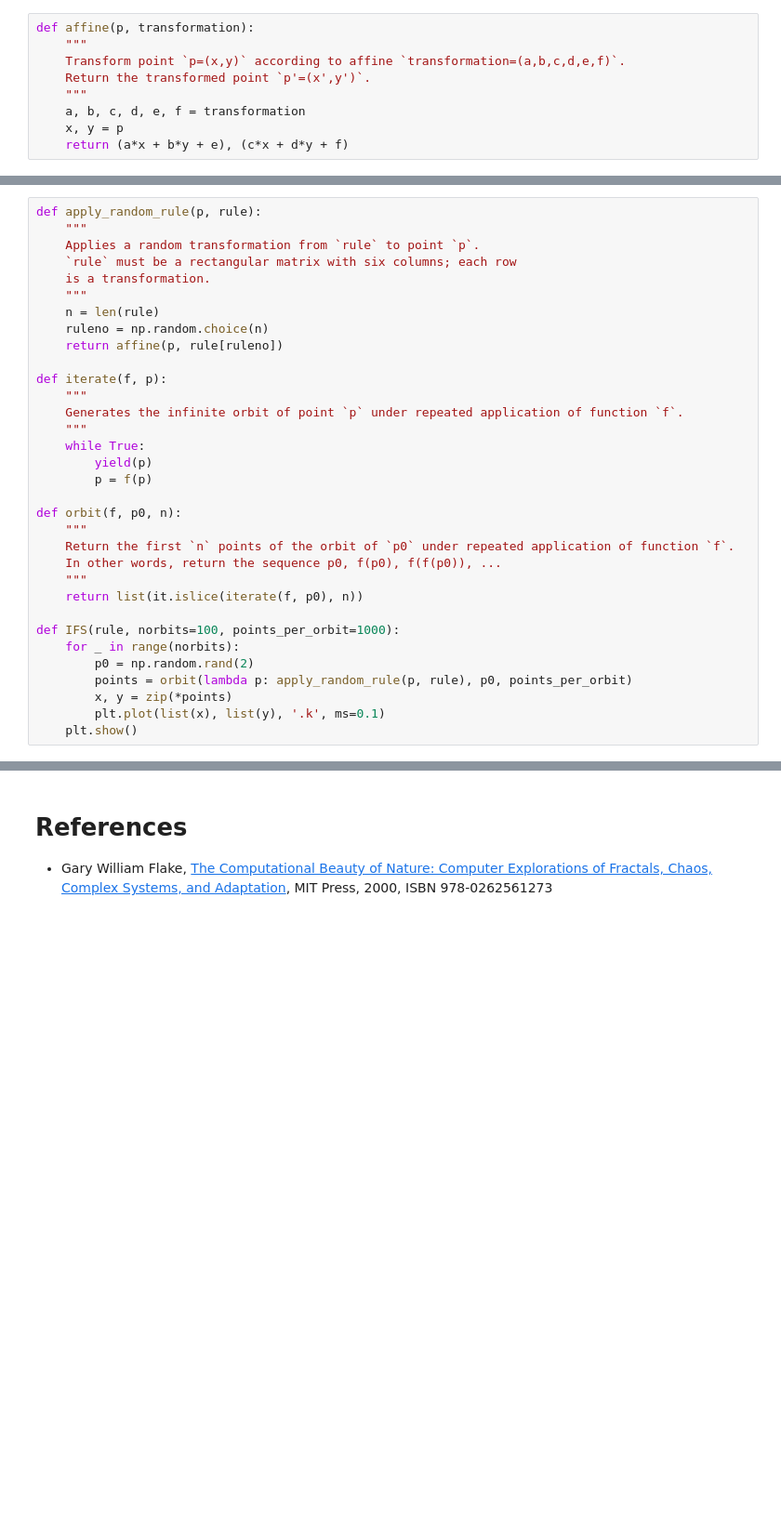
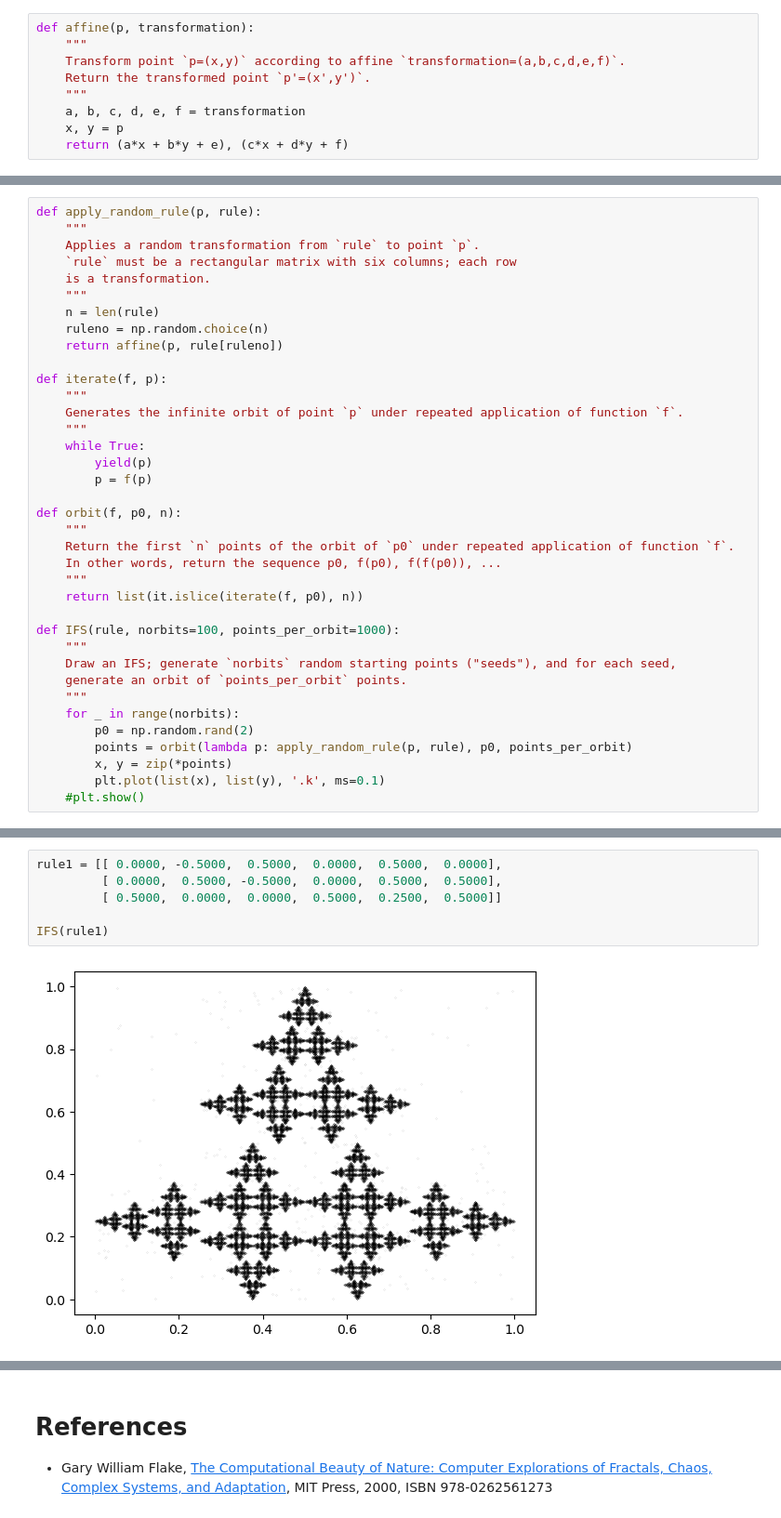
Before and after one commit to mmarzolla/chaos-fractals-phd-course, a Jupyter notebook: IFS.ipynb, the cells around one changed output, grey strips where cells are left out. Shown at 93% size. Cells and saved outputs as stored; diff of their text form; blank space fills up the shorter version.

```diff
--- a/IFS.ipynb
+++ b/IFS.ipynb
@@ -64,9 +82,13 @@ def orbit(f, p0, n):
     return list(it.islice(iterate(f, p0), n))
 
 def IFS(rule, norbits=100, points_per_orbit=1000):
+    """
+    Draw an IFS; generate `norbits` random starting points ("seeds"), and for each seed,
+    generate an orbit of `points_per_orbit` points.
+    """
     for _ in range(norbits):
         p0 = np.random.rand(2)
         points = orbit(lambda p: apply_random_rule(p, rule), p0, points_per_orbit)
         x, y = zip(*points)
         plt.plot(list(x), list(y), '.k', ms=0.1)
-    plt.show()
+    #plt.show()
@@ -123 +97,9 @@ IFS(rules1)
+# %%
+rule1 = [[ 0.0000, -0.5000,  0.5000,  0.0000,  0.5000,  0.0000],
+         [ 0.0000,  0.5000, -0.5000,  0.0000,  0.5000,  0.5000],
+         [ 0.5000,  0.0000,  0.0000,  0.5000,  0.2500,  0.5000]]
+
+IFS(rule1)
+# %% [output]
+[figure, added]
 # %% [markdown]
```
Also changed, not shown: parts of 15 cells of this notebook.
